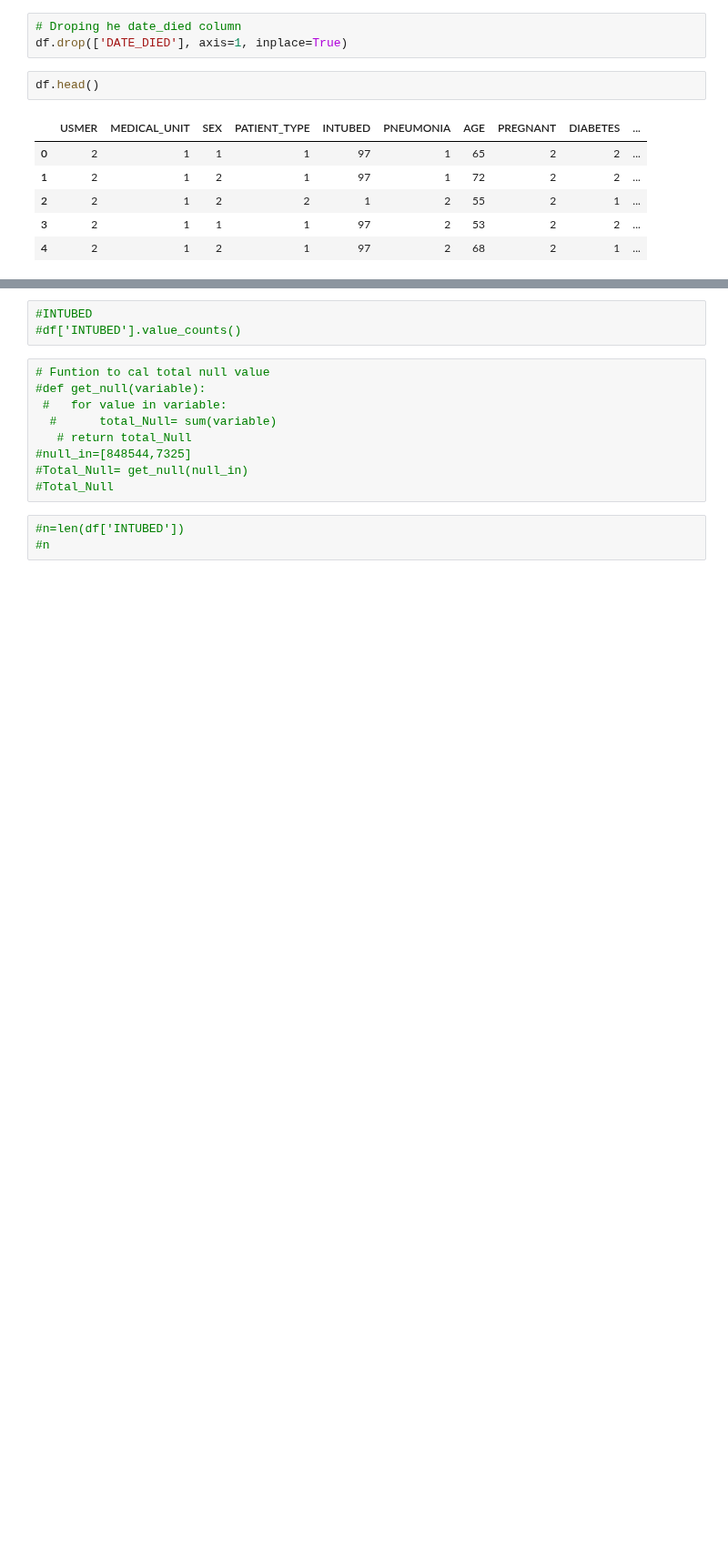
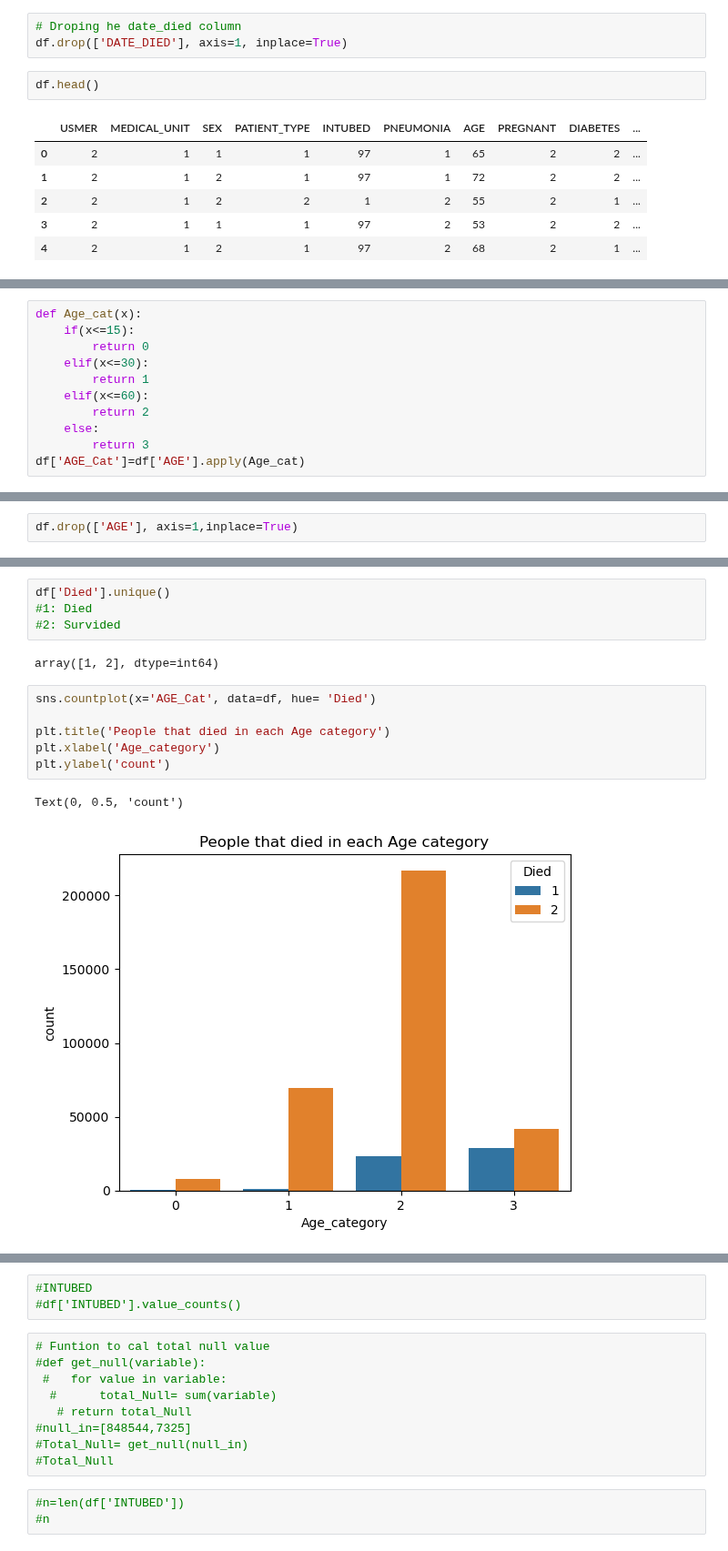
Before and after one commit to Ayomide-ola/Machine-Learning, a Jupyter notebook: CA1_ML.ipynb, the cells around one changed output, grey strips where cells are left out. Shown at 91% size. Drawn from its saved outputs; the diff is of its cells as text; blank space fills up the shorter version.

Commit message:
EDA plots

```diff
--- a/CA1_ML.ipynb
+++ b/CA1_ML.ipynb
@@ -283,0 +296,11 @@ As shown in the boxplot, majority of the patient are between age 0 and aproximat
+# %%
+def Age_cat(x):
+    if(x<=15):
+        return 0
+    elif(x<=30):
+        return 1
+    elif(x<=60):
+        return 2
+    else:
+        return 3
+df['AGE_Cat']=df['AGE'].apply(Age_cat)
@@ -283,0 +324,2 @@ As shown in the boxplot, majority of the patient are between age 0 and aproximat
+# %%
+df.drop(['AGE'], axis=1,inplace=True)
@@ -283,0 +335,15 @@ As shown in the boxplot, majority of the patient are between age 0 and aproximat
+# %%
+df['Died'].unique()
+#1: Died
+#2: Survided
+# %% [output]
+array([1, 2], dtype=int64)
+# %%
+sns.countplot(x='AGE_Cat', data=df, hue= 'Died')
+
+plt.title('People that died in each Age category')
+plt.xlabel('Age_category')
+plt.ylabel('count')
+# %% [output]
+Text(0, 0.5, 'count')
+[figure, added]
```
Also changed, not shown: parts of 20 cells of this notebook.
